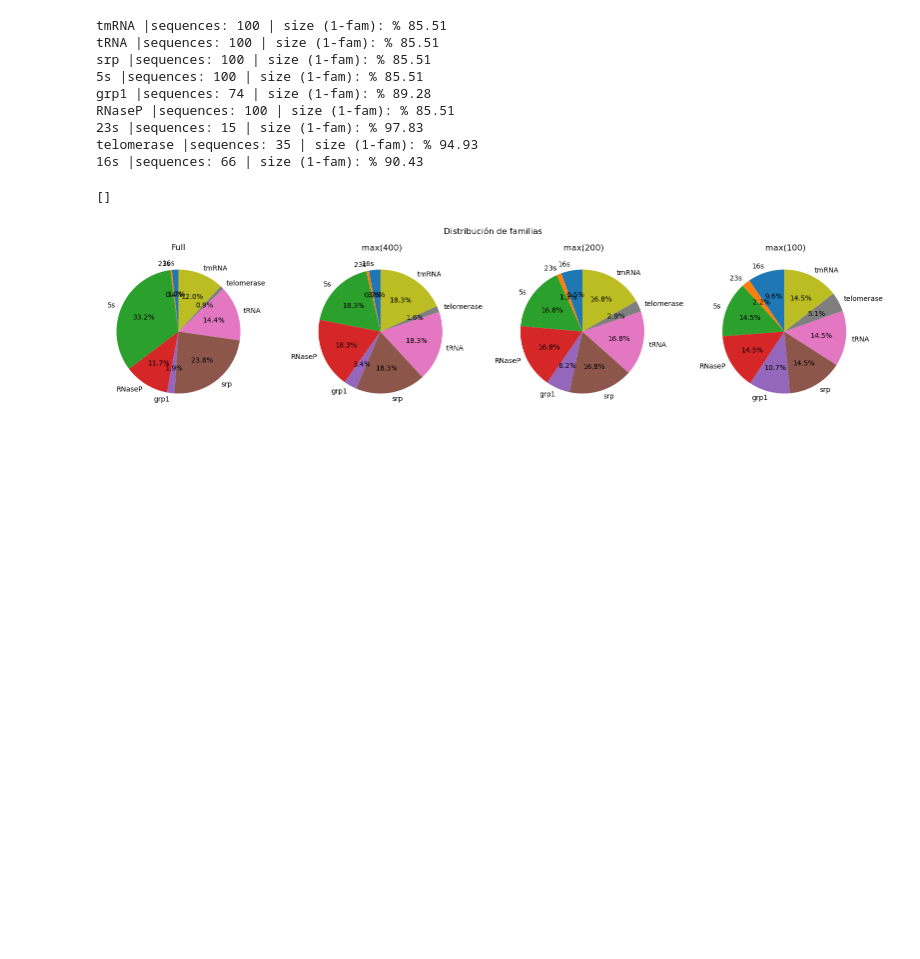
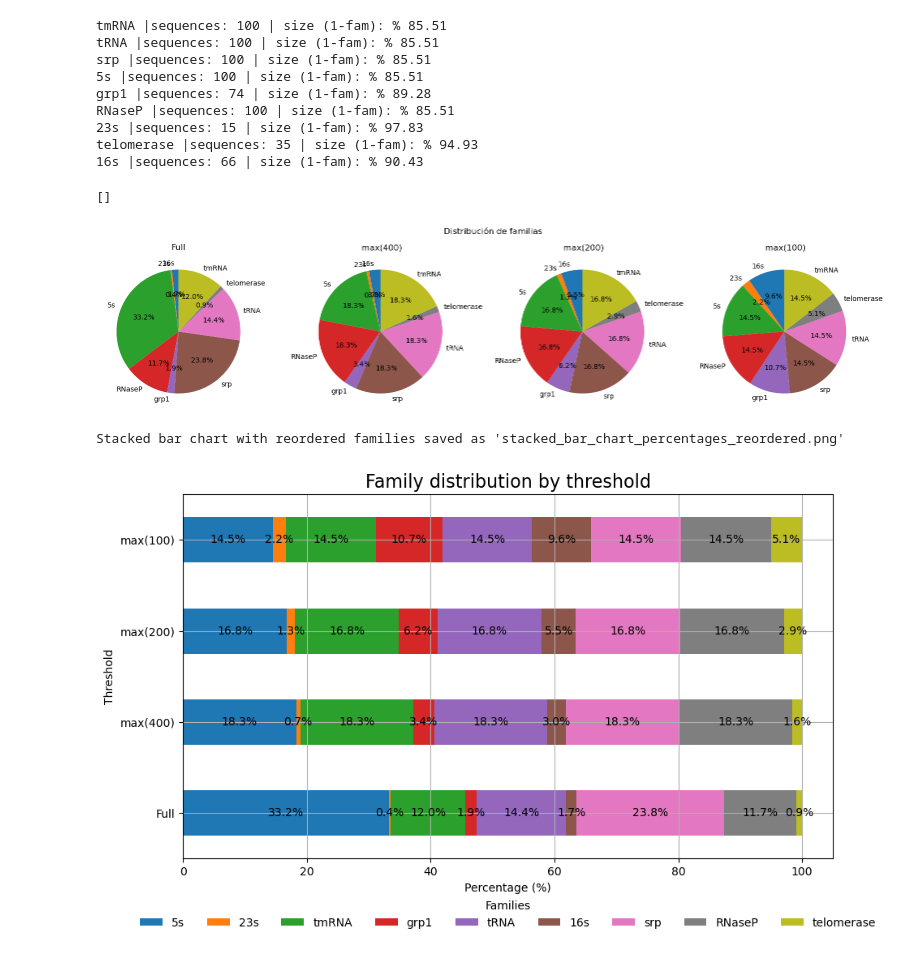
Before and after one commit to Gisch97/RNA-analysis, a Jupyter notebook: DataAnalysis/ArchiveII_seq-struc_similarity/fam_sim/Fam_sim_filtered_pie_plot.ipynb, the cells around one changed output. Drawn from its saved outputs; the diff is of its cells as text; code cells hidden in the pictures; blank space fills up the shorter version.

```diff
--- a/DataAnalysis/ArchiveII_seq-struc_similarity/fam_sim/Fam_sim_filtered_pie_plot.ipynb
+++ b/DataAnalysis/ArchiveII_seq-struc_similarity/fam_sim/Fam_sim_filtered_pie_plot.ipynb
@@ -219,3 +219,54 @@ plt.plot()
 # %% [output]
 []
 [figure]
+# %%
+import pandas as pd
+import numpy as np
+import matplotlib.pyplot as plt
+
+labels = ["Full", "max(400)", "max(200)", "max(100)"]
+# Crear un solo dataframe con los recuentos
+counts = []
+for i, df in enumerate(dfs):
+    count_df = df.groupby("fam")["id"].agg("count").reset_index()
+    count_df['dataset'] = labels[i]
+    counts.append(count_df)
+
+combined_counts = pd.concat(counts, ignore_index=True)
+pivot_df = combined_counts.pivot(index='dataset', columns='fam', values='id').fillna(0)
+
+# Convertir los recuentos a porcentajes
+pivot_df_percent = pivot_df.div(pivot_df.sum(axis=1), axis=0) * 100
+
+# Definir el nuevo orden de las Family: 'C' y 'A' se intercambian
+family_order = [
+    '5s',
+    '23s',
+    'tmRNA',
+    'grp1',
+    'tRNA',
+    '16s',
+    'srp',
+    'RNaseP',
+    'telomerase',
+    ]
+
+# Graficar el gráfico de barras apiladas vertical con el nuevo orden de Family
+fig, ax = plt.subplots(figsize=(10, 6))
+pivot_df_percent.loc[labels, family_order].plot(kind='barh', stacked=True, ax=ax, rot=0)
+
+# Añadir etiquetas y título
+ax.set_title("Family distribution by threshold", fontsize=16)
+ax.set_xlabel("Percentage (%)")
+ax.set_ylabel("Threshold")
+ax.legend(title="Families", bbox_to_anchor=(0.5, -0.22), loc='lower center', ncol=9, frameon=False, fontsize=10)
+
+# Añadir valores en la parte superior de las barras
+for container in ax.containers:
+    ax.bar_label(container, label_type='center', fmt='%.1f%%', fontsize=10)
+ax.grid()
+plt.tight_layout()
+print("Stacked bar chart with reordered families saved as 'stacked_bar_chart_percentages_reordered.png'")
+# %% [output]
+Stacked bar chart with reordered families saved as 'stacked_bar_chart_percentages_reordered.png'
+[figure, added]
```
Also changed, not shown: parts of 7 cells of this notebook, 14 other files.
